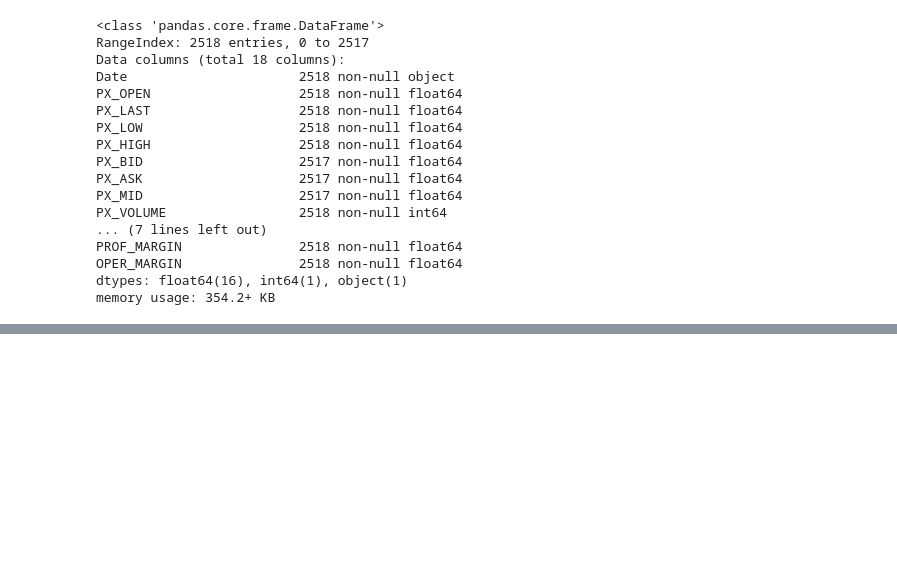
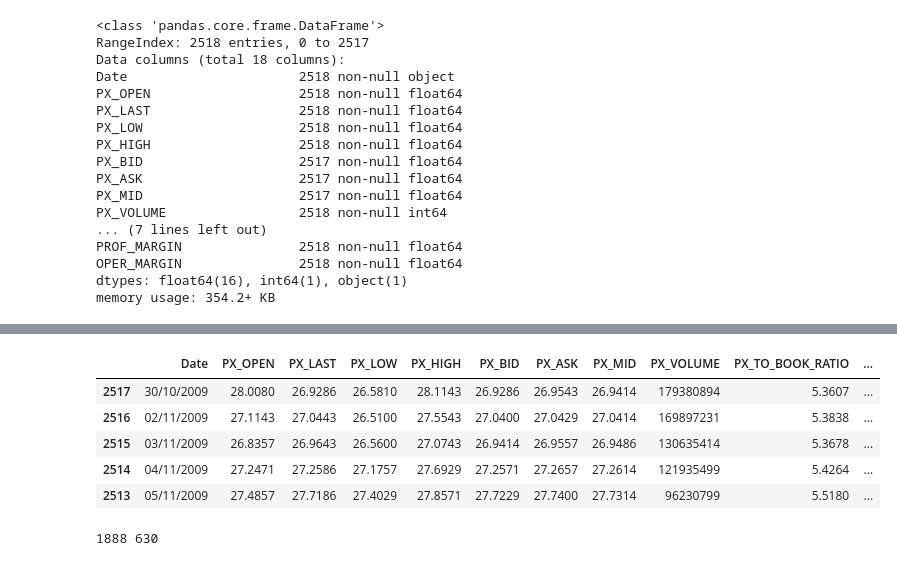
Before and after one commit to JingXin09/GA-submission, a Jupyter notebook: Project.ipynb, the cells around one changed output, grey strips where cells are left out. Drawn from its saved outputs; the diff is of its cells as text; code cells hidden in the pictures; blank space fills up the shorter version.

```diff
--- a/Project.ipynb
+++ b/Project.ipynb
@@ -6,5 +35,6 @@ import matplotlib.pyplot as plt
 # %%
-apple =  pd.read_csv(r'C:\Users\S023938\Desktop\GAdat15\materials-Own\data.csv', header=0)
+#read the data
+apple =  pd.read_csv(r'C:\Users\S023938\Desktop\GAdat15\materials-Own\project\data.csv', header=0)
 apple.head()
 # %% [output]
 |  | Date | PX_OPEN | PX_LAST | PX_LOW | PX_HIGH | PX_BID | PX_ASK | PX_MID | PX_VOLUME | PX_TO_BOOK_RATIO | ... |
@@ -119,0 +155,11 @@ dtype: int64
+# %%
+#sort the dataset decending
+apple = apple.sort_index(ascending = False)
+apple.head()
+# %% [output]
+|  | Date | PX_OPEN | PX_LAST | PX_LOW | PX_HIGH | PX_BID | PX_ASK | PX_MID | PX_VOLUME | PX_TO_BOOK_RATIO | ... |
+| 2517 | 30/10/2009 | 28.0080 | 26.9286 | 26.5810 | 28.1143 | 26.9286 | 26.9543 | 26.9414 | 179380894 | 5.3607 | ... |
+| 2516 | 02/11/2009 | 27.1143 | 27.0443 | 26.5100 | 27.5543 | 27.0400 | 27.0429 | 27.0414 | 169897231 | 5.3838 | ... |
+| 2515 | 03/11/2009 | 26.8357 | 26.9643 | 26.5600 | 27.0743 | 26.9414 | 26.9557 | 26.9486 | 130635414 | 5.3678 | ... |
+| 2514 | 04/11/2009 | 27.2471 | 27.2586 | 27.1757 | 27.6929 | 27.2571 | 27.2657 | 27.2614 | 121935499 | 5.4264 | ... |
+| 2513 | 05/11/2009 | 27.4857 | 27.7186 | 27.4029 | 27.8571 | 27.7229 | 27.7400 | 27.7314 | 96230799 | 5.5180 | ... |
@@ -119,0 +177,7 @@ dtype: int64
+# %%
+#split dataset into train and test dataset
+train = int(len(stock_prices) * 0.75)
+test = len(stock_prices) - train
+print(train , test)
+# %% [output]
+1888 630
```
Also changed, not shown: parts of 35 cells of this notebook.
